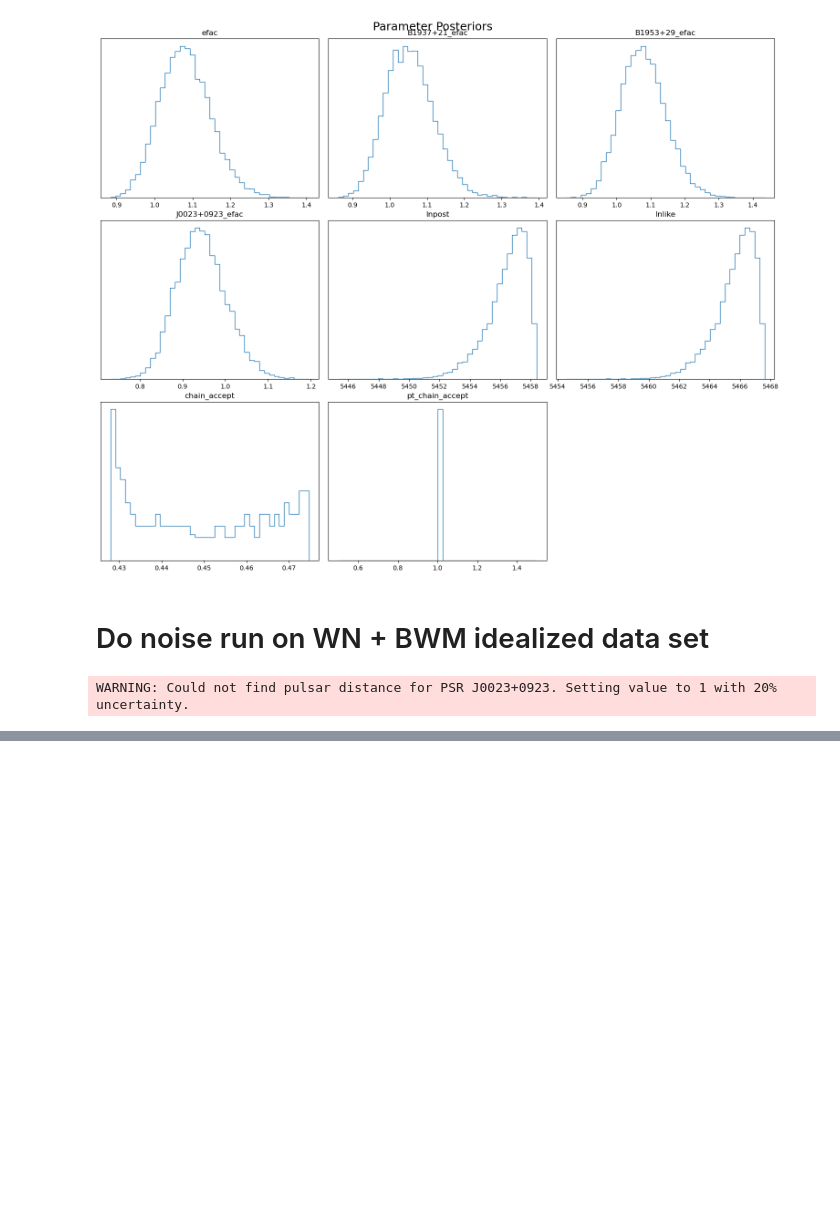
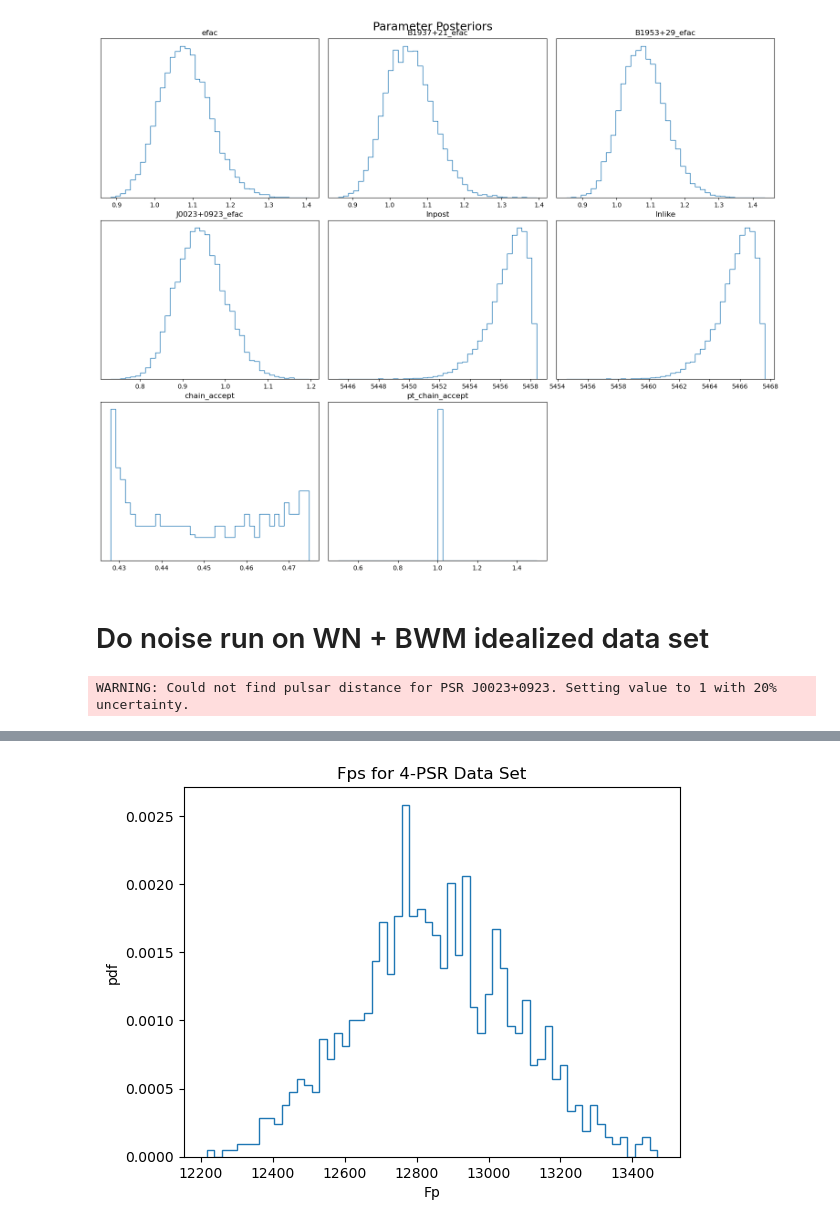
Before and after one commit to jerry-sun1/bwm_fpfe, a Jupyter notebook: modified_fpstat.ipynb, the cells around one changed output, grey strips where cells are left out. Drawn from its saved outputs; the diff is of its cells as text; code cells hidden in the pictures; blank space fills up the shorter version.

```diff
--- a/modified_fpstat.ipynb
+++ b/modified_fpstat.ipynb
@@ -664,0 +996,13 @@ make_noise_dict(psrnames, chaindir, '/home/nima/nanograv/bwm_fpfe/ptrsim_dataset
+# %%
+wn_bwm_fps_path = '/home/nima/nanograv/bwm_fpfe/ptrsim_datasets/WN_BWM_idealized_hugeBWM_smallWN.txt'
+fps = np.loadtxt(wn_bwm_fps_path)
+twofps = 2*fps
+# %%
+n, bins, patches = plt.hist(twofps, bins=60, histtype='step', density=True)
+plt.title("Fps for 4-PSR Data Set")
+plt.xlabel("Fp")
+plt.ylabel("pdf")
+midpts = [(bins[i] + bins[i+1])/2 for i in range(len(bins)-1)]
+counts = n
+# %% [output]
+[figure, added]
```
Also changed, not shown: parts of 32 cells of this notebook.
